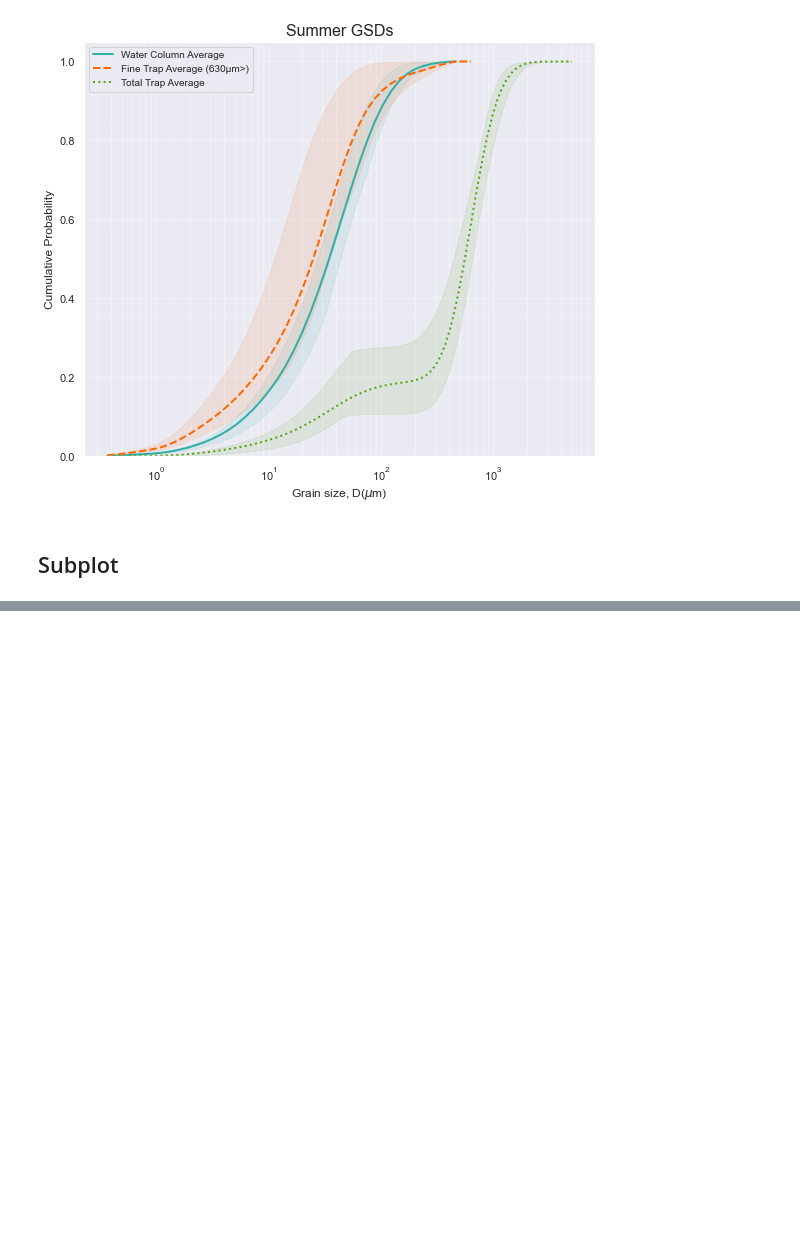
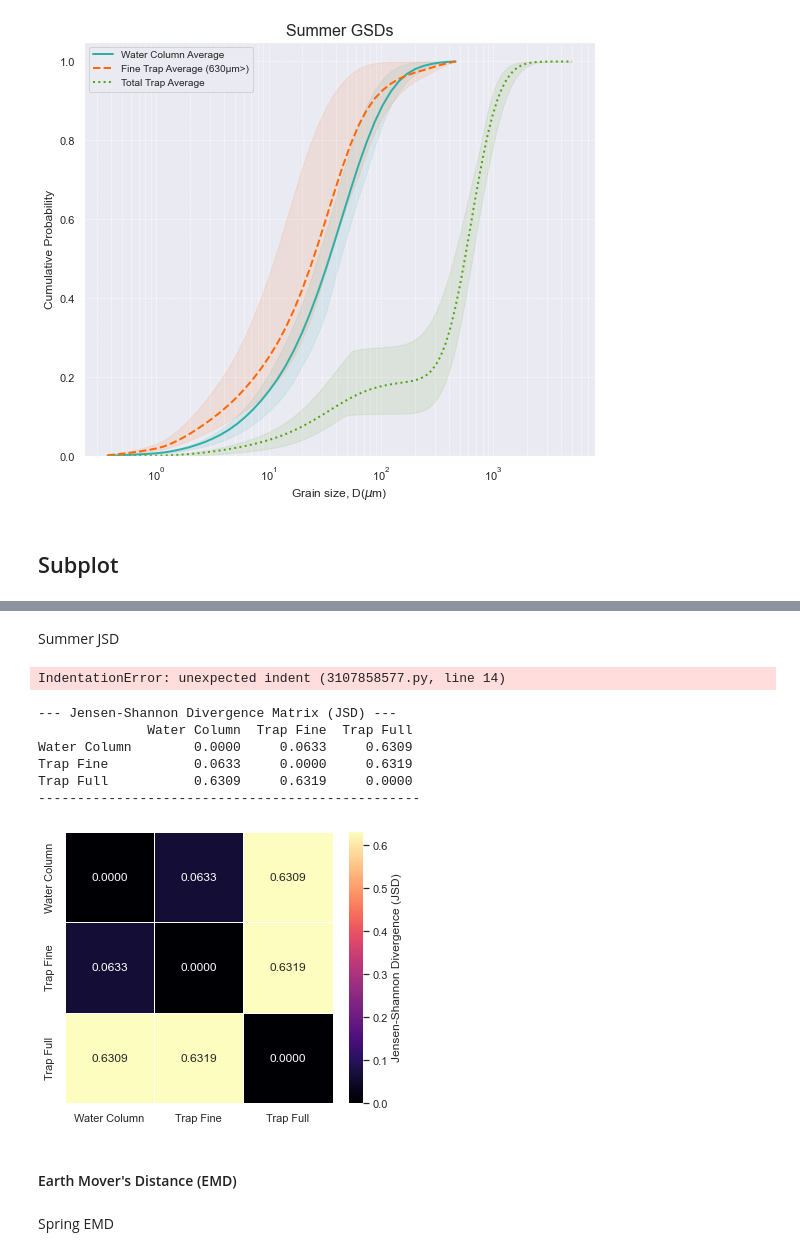
Before and after one commit to nicole-hucke/sediment_trap_paper, a Jupyter notebook: data_analysis/GSD_trap_vs_WC_analysis/GSD_plots_paper.ipynb, the cells around one changed output, grey strips where cells are left out. Saved outputs shown, nothing was run; the diff lists cells and outputs as text; code cells hidden in the pictures; blank space fills up the shorter version.

```diff
--- a/data_analysis/GSD_trap_vs_WC_analysis/GSD_plots_paper.ipynb
+++ b/data_analysis/GSD_trap_vs_WC_analysis/GSD_plots_paper.ipynb
@@ -604,0 +642,77 @@ plt.show()
+# %% [markdown]
+Summer JSD
+# %%
+# get grain size arrays
+water_SM_grain_sizes = water_SM_cdf.iloc[:, 0].values
+trap_SM_full_grain_sizes = trap_SM_full_cdf.iloc[:, 0].values
+trap_SM_grain_sizes = trap_SM_cdf.iloc[:, 0].values
+
+# water column to match full trap grid
+water_SM_avg_interp = interpolate_distribution(water_SM_grain_sizes,
+                                                    water_SM_cdf['avg'].values,
+                                                    trap_SM_full_grain_sizes)
+# fine trap to match full trap grid
+trap_SM_avg_interp = interpolate_distribution(trap_SM_grain_sizes, trap_SM_cdf['avg'].values,
+                                                    trap_SM_full_grain_sizes)
+
+                                                    distributions = {
+# %% [output]
+IndentationError: unexpected indent (3107858577.py, line 14)
+# %%
+# define the four distributions to compare (using the interpolated versions)
+distributions = {
+    'Water Column': water_SM_avg_interp,
+    'Trap Fine': trap_SM_avg_interp,
+    'Trap Full': trap_SM_full_cdf['avg'].values
+}
+
+curve_names = list(distributions.keys())
+n_curves = len(curve_names)
+
+# initialize an empty matrix for the JSD values
+jsd_matrix = np.zeros((n_curves, n_curves))
+
+# calculate all pairwise JSD values
+for i in range(n_curves):
+    for j in range(n_curves):
+        dist_i = distributions[curve_names[i]]
+        dist_j = distributions[curve_names[j]]
+
+        jsd_value = jensenshannon(dist_i, dist_j)
+        jsd_matrix[i, j] = jsd_value
+
+# convert the NumPy array to a Pandas DataFrame for easy labeling and plotting
+jsd_df = pd.DataFrame(jsd_matrix, index=curve_names, columns=curve_names)
+
+# print the resulting JSD matrix
+print("\n--- Jensen-Shannon Divergence Matrix (JSD) ---")
+print(jsd_df.round(4))
+print("-------------------------------------------------")
+
+
+# plot heatmap
+plt.figure(figsize=(6, 5))
+heatmap = sns.heatmap(
+    jsd_df,
+    annot=True,
+    fmt=".4f",
+    cmap="magma",
+    linewidths=.5,
+    linecolor='white',
+    cbar_kws={'label': 'Jensen-Shannon Divergence (JSD)'} # Label the color bar
+)
+
+jsd_df.to_csv('jsd_divergence_matrix_summer.csv')
+plt.savefig('plots/full_trap/jsd_heatmap_summer.png', dpi=300, bbox_inches='tight')
+# %% [output]
+--- Jensen-Shannon Divergence Matrix (JSD) ---
+              Water Column  Trap Fine  Trap Full
+Water Column        0.0000     0.0633     0.6309
+Trap Fine           0.0633     0.0000     0.6319
+Trap Full           0.6309     0.6319     0.0000
+-------------------------------------------------
+[figure, added]
+# %% [markdown]
+#### Earth Mover's Distance (EMD)
+# %% [markdown]
+Spring EMD
```
Also changed, not shown: parts of 17 cells of this notebook, 15 other files.
